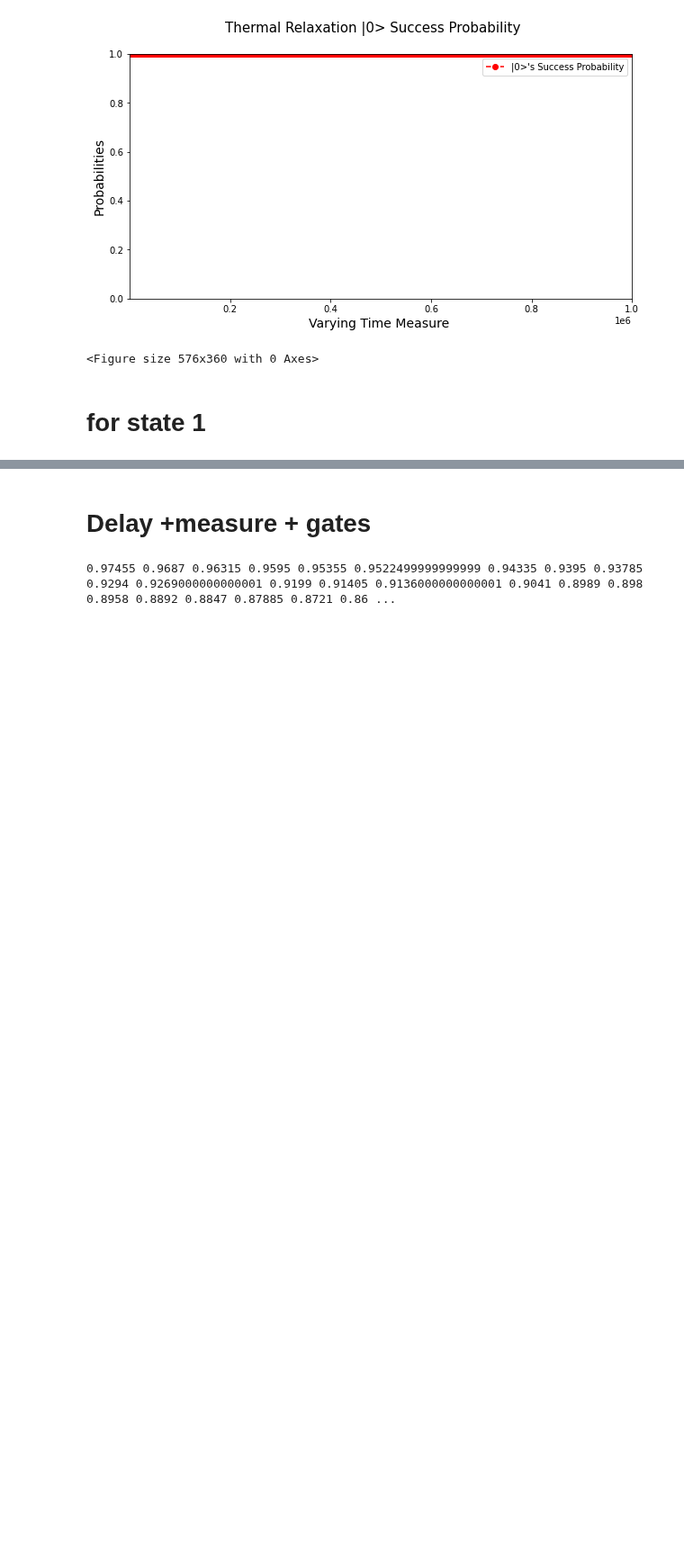
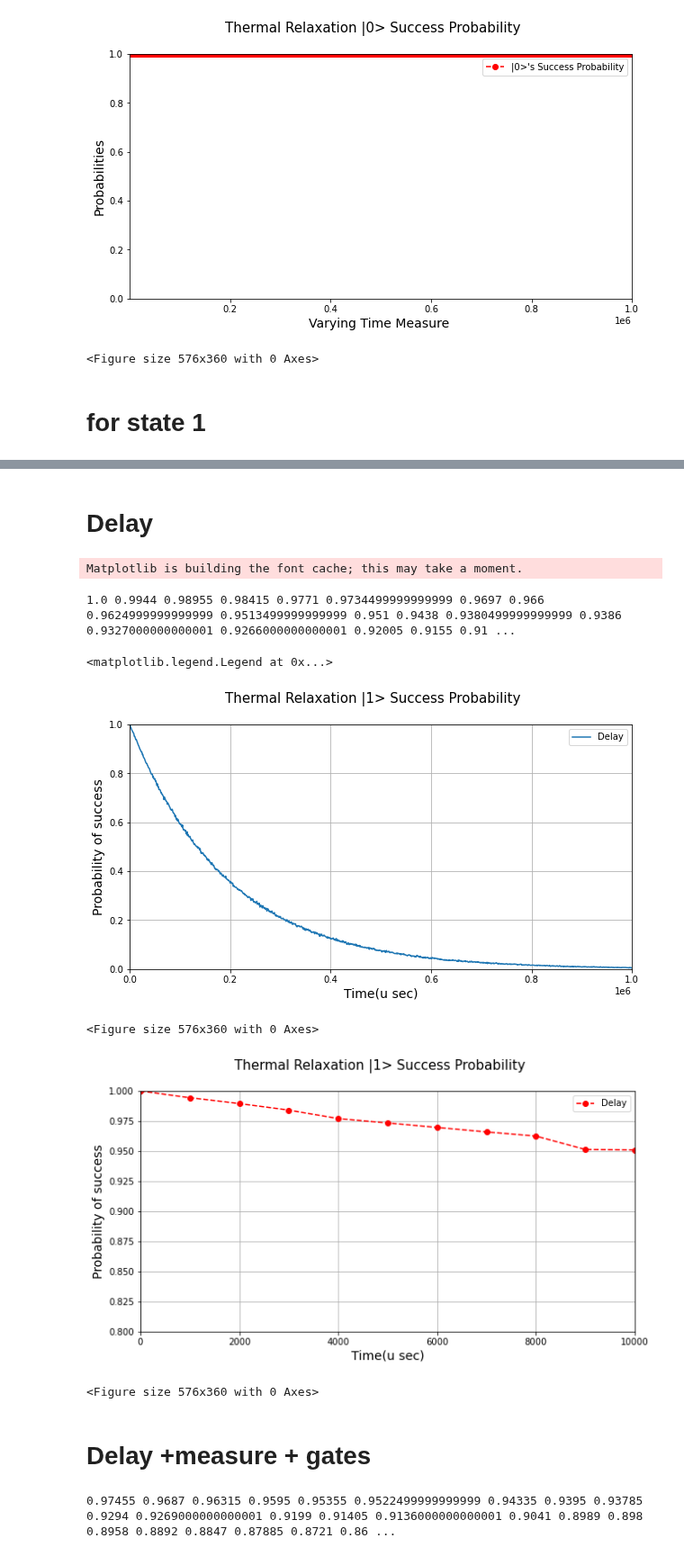
Before and after one commit to bishwajitprasadgond/Amplitude-damping-error-on-Quantum-Key-Distribution-Protocols-Effect-and-A-Probable-Bypass, a Jupyter notebook: BB84/BB84.ipynb, the cells around one changed output, grey strips where cells are left out. Shown at 90% size. Saved outputs shown, nothing was run; the diff lists cells and outputs as text; code cells hidden in the pictures; blank space fills up the shorter version.

```diff
--- a/BB84/BB84.ipynb
+++ b/BB84/BB84.ipynb
@@ -233,0 +357,24 @@ ax.legend()
+# %% [markdown]
+# Delay
+# %%
+import matplotlib.pyplot as plt
+success_state1_2=[]
+for j in range(20):
+    delay = np.arange(0,1001000,1000)
+    channel = '2'
+    apply_error = {"delay":True, "measure": False, "gate": False}
+    success = []
+
+    # need to run in multiple loops to get a smoother curve
+    for d in range(len(delay)):
+        prob = run(channel,int(delay[d]),apply_error)
+        success.append(prob)
+    success_state1_2.append(success)
+# %% [output]
+Matplotlib is building the font cache; this may take a moment.
+# %%
+from statistics import mean
+a= success_state1_2
+print(*map(mean, zip(*a)))
+# %% [output]
+1.0 0.9944 0.98955 0.98415 0.9771 0.9734499999999999 0.9697 0.966 0.9624999999999999 0.9513499999999999 0.951 0.9438 0.9380499999999999 0.9386 0.9327000000000001 0.9266000000000001 0.92005 0.9155 0.91 ...
@@ -234,3 +383,39 @@ ax.legend()
+# %%
+%config InlineBackend.print_figure_kwargs={'facecolor' : "w"}
+import matplotlib.pyplot as plt
+from matplotlib.ticker import (AutoMinorLocator, MultipleLocator)
+fig, ax = plt.subplots(figsize=(10, 5))
+fig.suptitle('Thermal Relaxation |1> Success Probability',fontsize=15)
+ax.set_xlim(0, 1000000)
+ax.set_ylim(0,1)
+plt.ylabel('Probability of success',fontsize=14)
+plt.xlabel('Time(u sec)',fontsize=14)
+plt.grid()
+fig = plt.figure(figsize=(8,5))
+ax.plot(delay,bb84_state_1_1,label = "Delay")
+ax.legend()
+
+#################################################################################
+
+%config InlineBackend.print_figure_kwargs={'facecolor' : "w"}
+import matplotlib.pyplot as plt
+from matplotlib.ticker import (AutoMinorLocator, MultipleLocator)
+fig, ax = plt.subplots(figsize=(10, 5))
+fig.suptitle('Thermal Relaxation |1> Success Probability',fontsize=15)
+ax.set_xlim(0, 10000)
+ax.set_ylim(0.8,1)
+plt.ylabel('Probability of success',fontsize=14)
+plt.xlabel('Time(u sec)',fontsize=14)
+plt.grid()
+fig = plt.figure(figsize=(8,5))
+ax.plot(delay,bb84_state_1_1,'ro--',label = "Delay")
+ax.legend()
+# %% [output]
+<matplotlib.legend.Legend at 0x...>
+[figure, added]
+<Figure size 576x360 with 0 Axes>
+[figure, added]
+<Figure size 576x360 with 0 Axes>
 # %% [markdown]
 # Delay +measure + gates
 # %%
```
Also changed, not shown: parts of 14 cells of this notebook, 2 other files.
